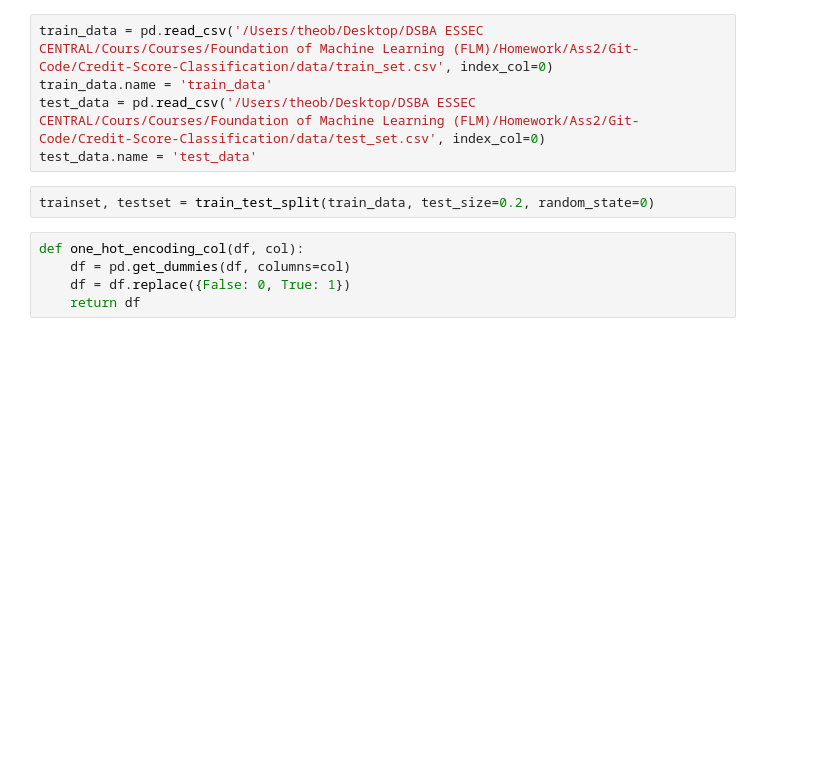
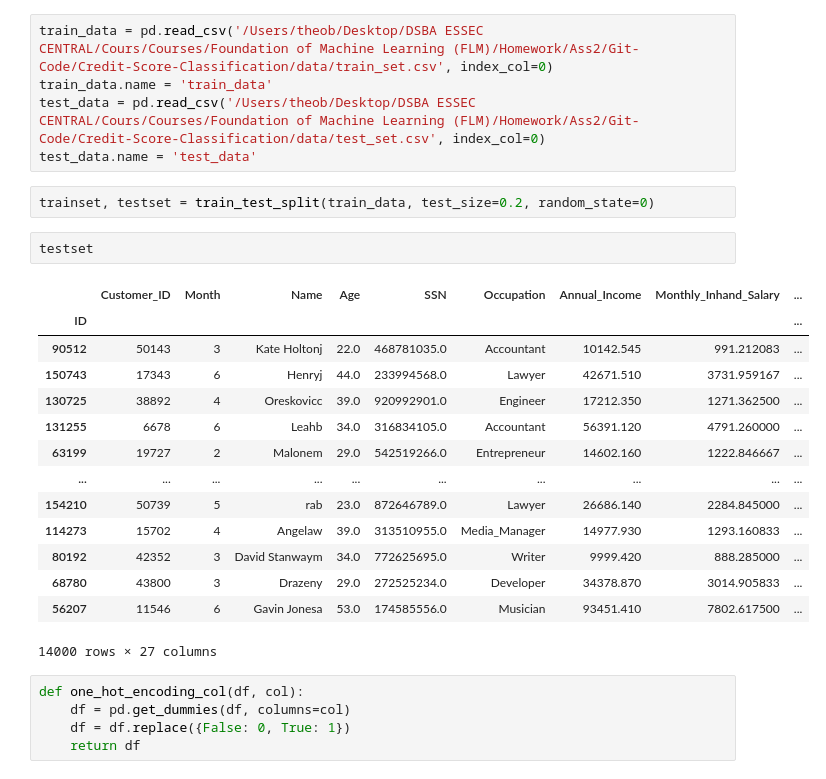
Before and after one commit to Behachee/Credit-Score-Classification, a Jupyter notebook: 2- Pre-Processing/Pre_processing-Theo.ipynb, the cells around one changed output. Cells and saved outputs as stored; diff of their text form; blank space fills up the shorter version.

```diff
--- a/2- Pre-Processing/Pre_processing-Theo.ipynb
+++ b/2- Pre-Processing/Pre_processing-Theo.ipynb
@@ -36,6 +36,23 @@ test_data = pd.read_csv('/Users/theob/Desktop/DSBA ESSEC CENTRAL/Cours/Courses/F
 test_data.name = 'test_data'
 # %%
 trainset, testset = train_test_split(train_data, test_size=0.2, random_state=0)
+# %%
+testset
+# %% [output]
+|  | Customer_ID | Month | Name | Age | SSN | Occupation | Annual_Income | Monthly_Inhand_Salary | ... |
+| ID |  |  |  |  |  |  |  |  | ... |
+| 90512 | 50143 | 3 | Kate Holtonj | 22.0 | 468781035.0 | Accountant | 10142.545 | 991.212083 | ... |
+| 150743 | 17343 | 6 | Henryj | 44.0 | 233994568.0 | Lawyer | 42671.510 | 3731.959167 | ... |
+| 130725 | 38892 | 4 | Oreskovicc | 39.0 | 920992901.0 | Engineer | 17212.350 | 1271.362500 | ... |
+| 131255 | 6678 | 6 | Leahb | 34.0 | 316834105.0 | Accountant | 56391.120 | 4791.260000 | ... |
+| 63199 | 19727 | 2 | Malonem | 29.0 | 542519266.0 | Entrepreneur | 14602.160 | 1222.846667 | ... |
+| ... | ... | ... | ... | ... | ... | ... | ... | ... | ... |
+| 154210 | 50739 | 5 | rab | 23.0 | 872646789.0 | Lawyer | 26686.140 | 2284.845000 | ... |
+| 114273 | 15702 | 4 | Angelaw | 39.0 | 313510955.0 | Media_Manager | 14977.930 | 1293.160833 | ... |
+| 80192 | 42352 | 3 | David Stanwaym | 34.0 | 772625695.0 | Writer | 9999.420 | 888.285000 | ... |
+| 68780 | 43800 | 3 | Drazeny | 29.0 | 272525234.0 | Developer | 34378.870 | 3014.905833 | ... |
+| 56207 | 11546 | 6 | Gavin Jonesa | 53.0 | 174585556.0 | Musician | 93451.410 | 7802.617500 | ... |
+14000 rows × 27 columns
 # %%
 def one_hot_encoding_col(df, col):
     df = pd.get_dummies(df, columns=col)
```
Also changed, not shown: parts of 27 cells of this notebook, 1 other file.
